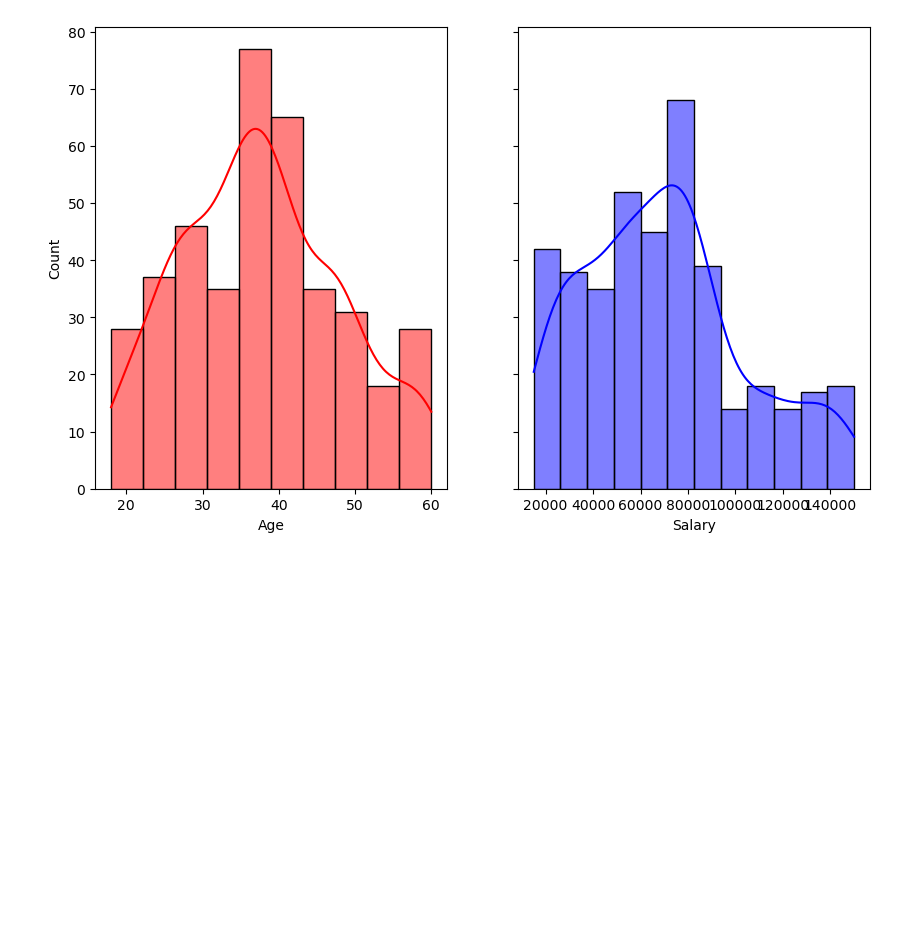
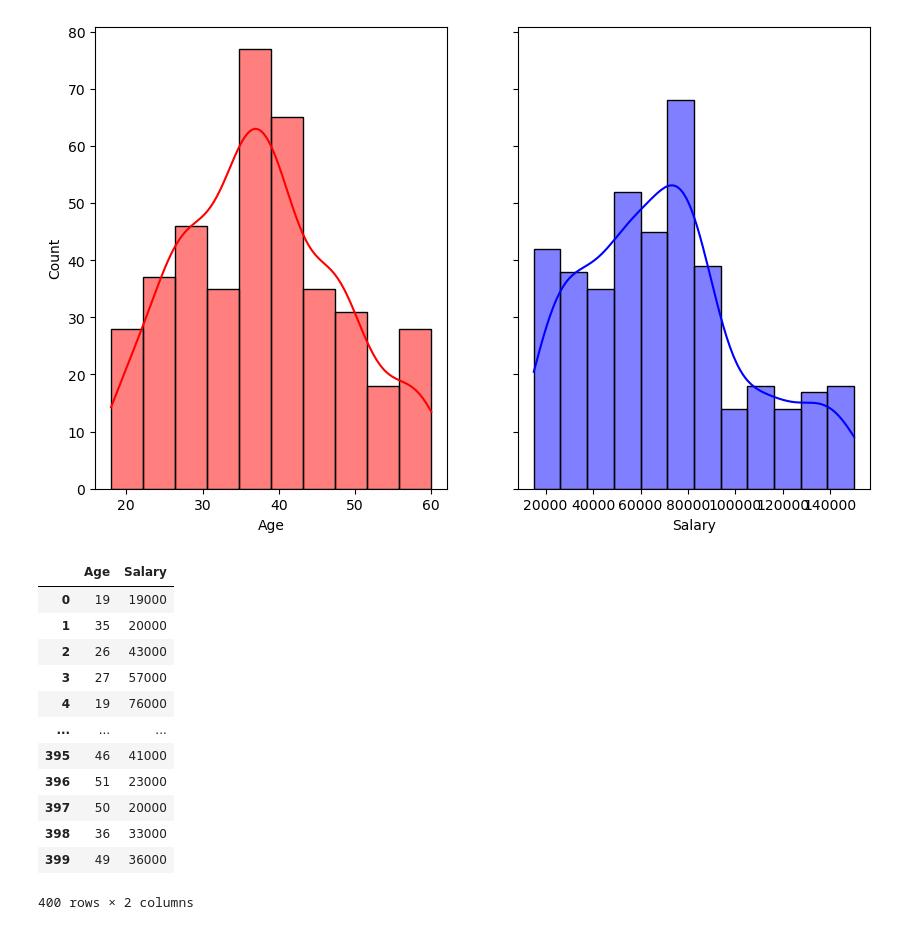
Before and after one commit to OmNikam04/TE_1sem, a Jupyter notebook: ML/Endsem_practicals/naive_bayes/naive_bayes.ipynb, the cells around one changed output. Drawn from its saved outputs; the diff is of its cells as text; code cells hidden in the pictures; blank space fills up the shorter version.

```diff
--- a/ML/Endsem_practicals/naive_bayes/naive_bayes.ipynb
+++ b/ML/Endsem_practicals/naive_bayes/naive_bayes.ipynb
@@ -72,3 +72,20 @@ sns.histplot(data, ax=axes[1], x="Salary",kde=True, color="b")
 # %% [output]
 <AxesSubplot:xlabel='Salary', ylabel='Count'>
 [figure]
+# %%
+x = data[['Age', 'Salary']]
+x
+# %% [output]
+|  | Age | Salary |
+| 0 | 19 | 19000 |
+| 1 | 35 | 20000 |
+| 2 | 26 | 43000 |
+| 3 | 27 | 57000 |
+| 4 | 19 | 76000 |
+| ... | ... | ... |
+| 395 | 46 | 41000 |
+| 396 | 51 | 23000 |
+| 397 | 50 | 20000 |
+| 398 | 36 | 33000 |
+| 399 | 49 | 36000 |
+400 rows × 2 columns
```
Also changed, not shown: parts of 6 cells of this notebook, 1 other file.
